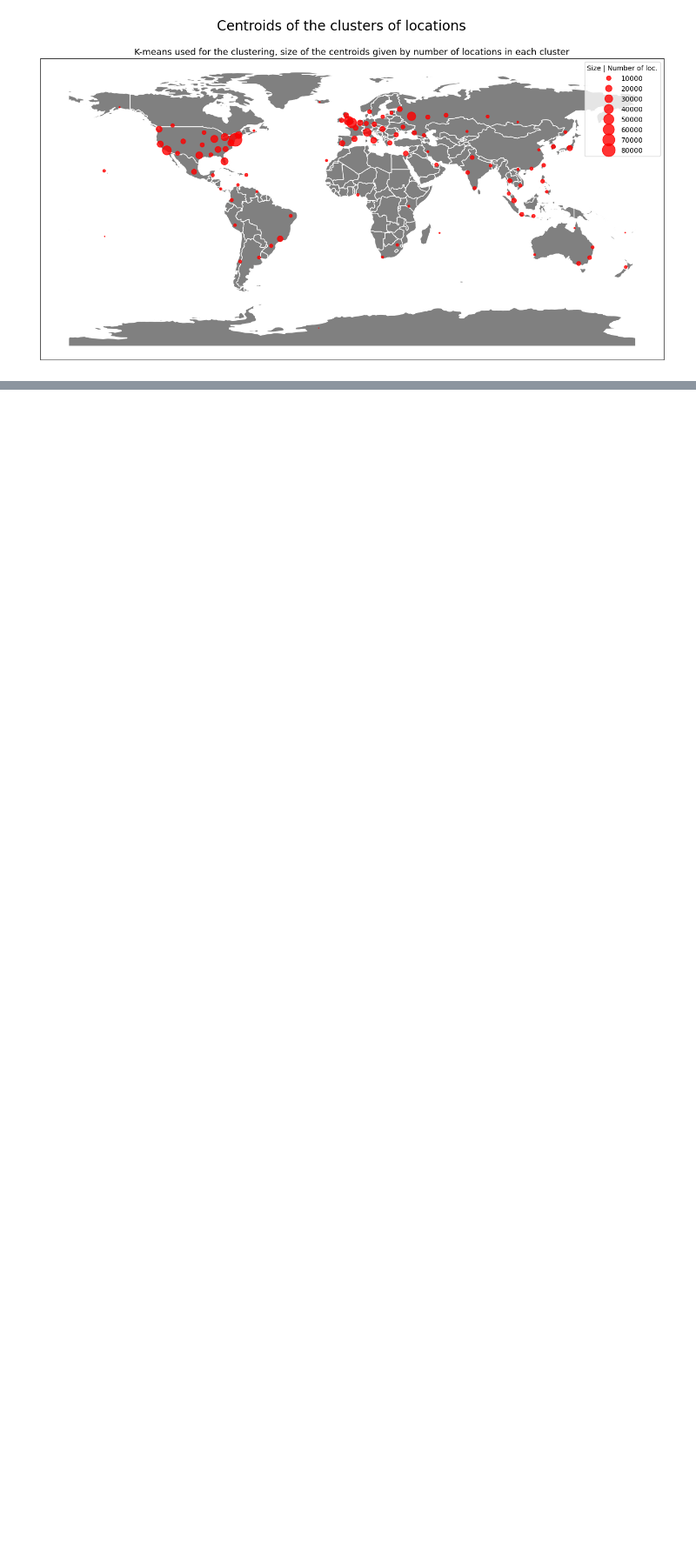
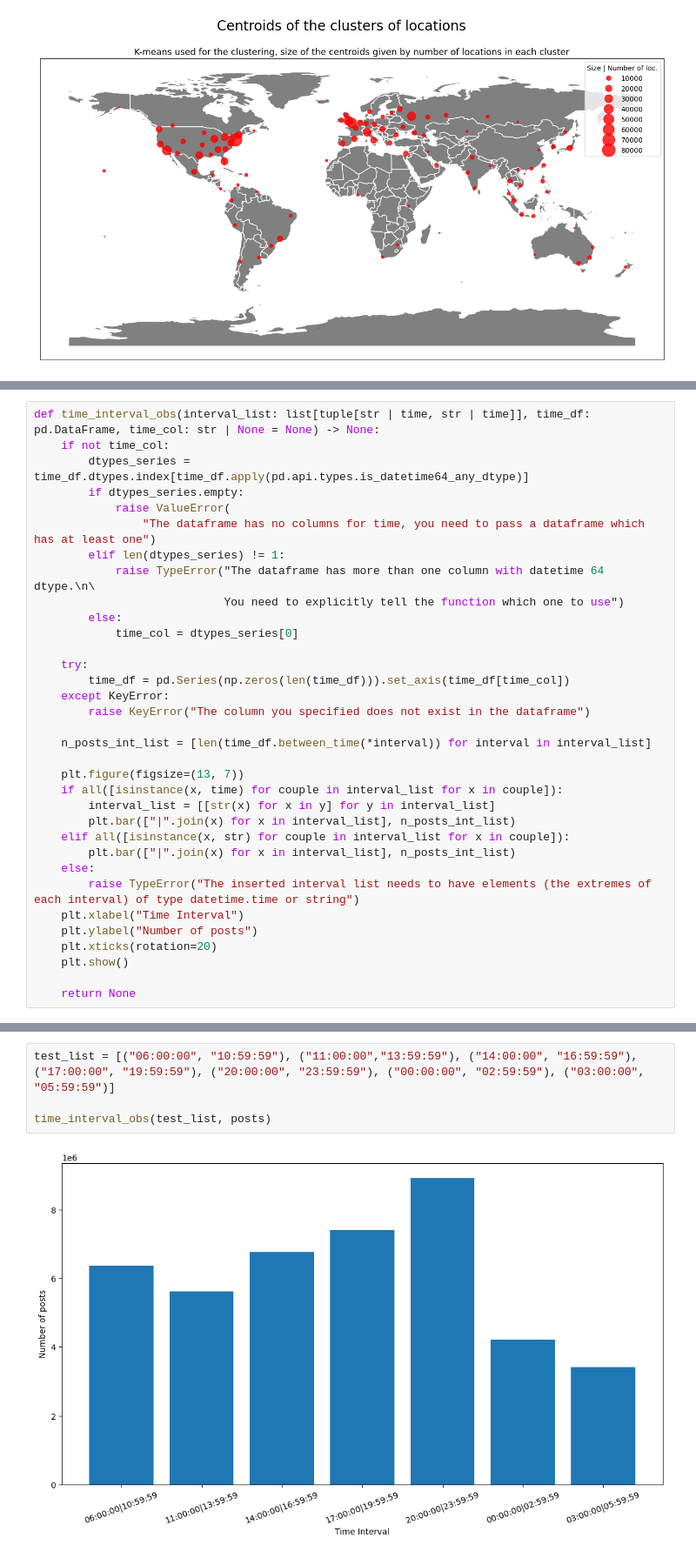
Before and after one commit to sim2000dg/adm_hw2-group30, a Jupyter notebook: Homework2_30thGroup.ipynb, the cells around one changed output, grey strips where cells are left out. Shown at 87% size. Saved outputs shown, nothing was run; the diff lists cells and outputs as text; blank space fills up the shorter version.

```diff
--- a/Homework2_30thGroup.ipynb
+++ b/Homework2_30thGroup.ipynb
@@ -351,0 +555,34 @@ plt.show()
+# %%
+def time_interval_obs(interval_list: list[tuple[str | time, str | time]], time_df: pd.DataFrame, time_col: str | None = None) -> None:
+    if not time_col:
+        dtypes_series = time_df.dtypes.index[time_df.apply(pd.api.types.is_datetime64_any_dtype)]
+        if dtypes_series.empty:
+            raise ValueError(
+                "The dataframe has no columns for time, you need to pass a dataframe which has at least one")
+        elif len(dtypes_series) != 1:
+            raise TypeError("The dataframe has more than one column with datetime 64 dtype.\n\
+                            You need to explicitly tell the function which one to use")
+        else:
+            time_col = dtypes_series[0]
+
+    try:
+        time_df = pd.Series(np.zeros(len(time_df))).set_axis(time_df[time_col])
+    except KeyError:
+        raise KeyError("The column you specified does not exist in the dataframe")
+
+    n_posts_int_list = [len(time_df.between_time(*interval)) for interval in interval_list]
+
+    plt.figure(figsize=(13, 7))
+    if all([isinstance(x, time) for couple in interval_list for x in couple]):
+        interval_list = [[str(x) for x in y] for y in interval_list]
+        plt.bar(["|".join(x) for x in interval_list], n_posts_int_list)
+    elif all([isinstance(x, str) for couple in interval_list for x in couple]):
+        plt.bar(["|".join(x) for x in interval_list], n_posts_int_list)
+    else:
+        raise TypeError("The inserted interval list needs to have elements (the extremes of each interval) of type datetime.time or string")
+    plt.xlabel("Time Interval")
+    plt.ylabel("Number of posts")
+    plt.xticks(rotation=20)
+    plt.show()
+
+    return None
@@ -351,0 +592,6 @@ plt.show()
+# %%
+test_list = [("06:00:00", "10:59:59"), ("11:00:00","13:59:59"), ("14:00:00", "16:59:59"), ("17:00:00", "19:59:59"), ("20:00:00", "23:59:59"), ("00:00:00", "02:59:59"), ("03:00:00", "05:59:59")]
+
+time_interval_obs(test_list, posts)
+# %% [output]
+[figure, added]
```
Also changed, not shown: parts of 52 cells of this notebook, 4 other files.
